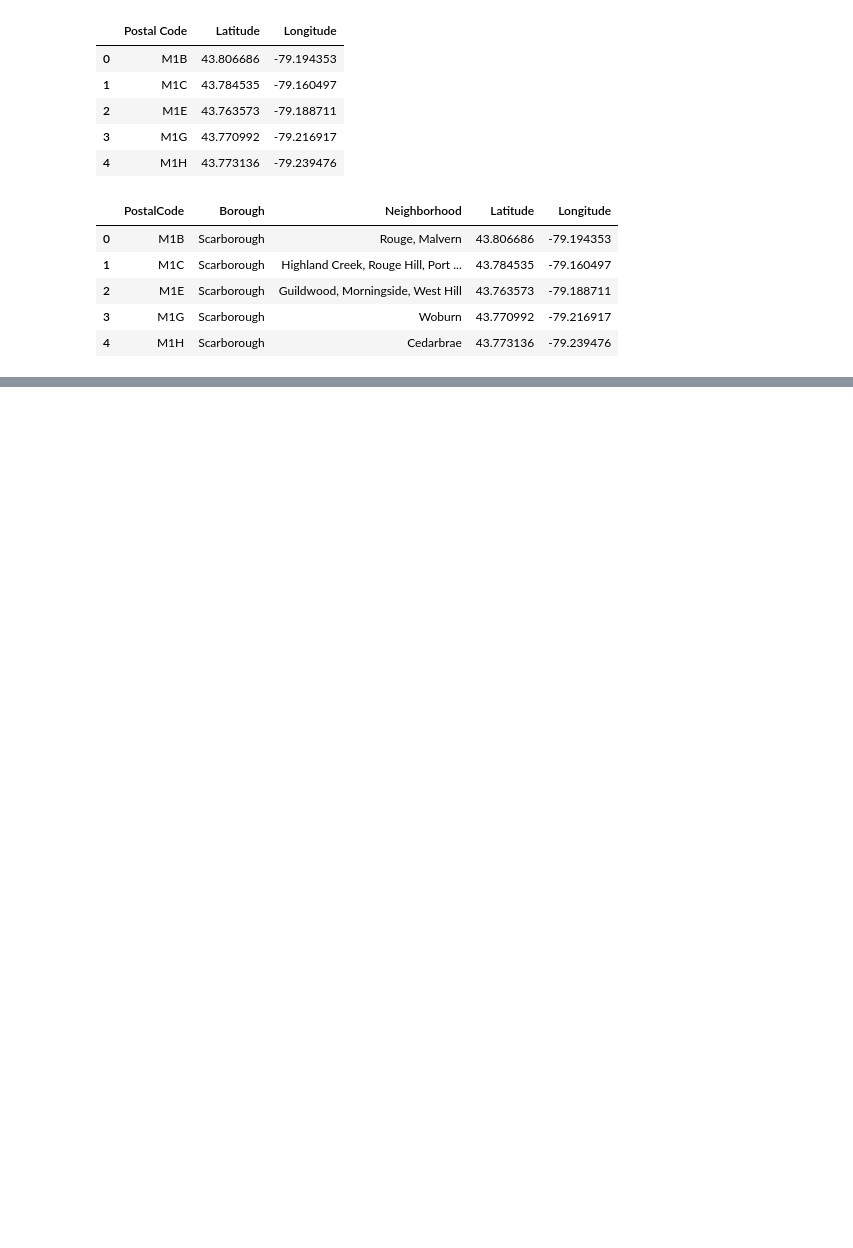
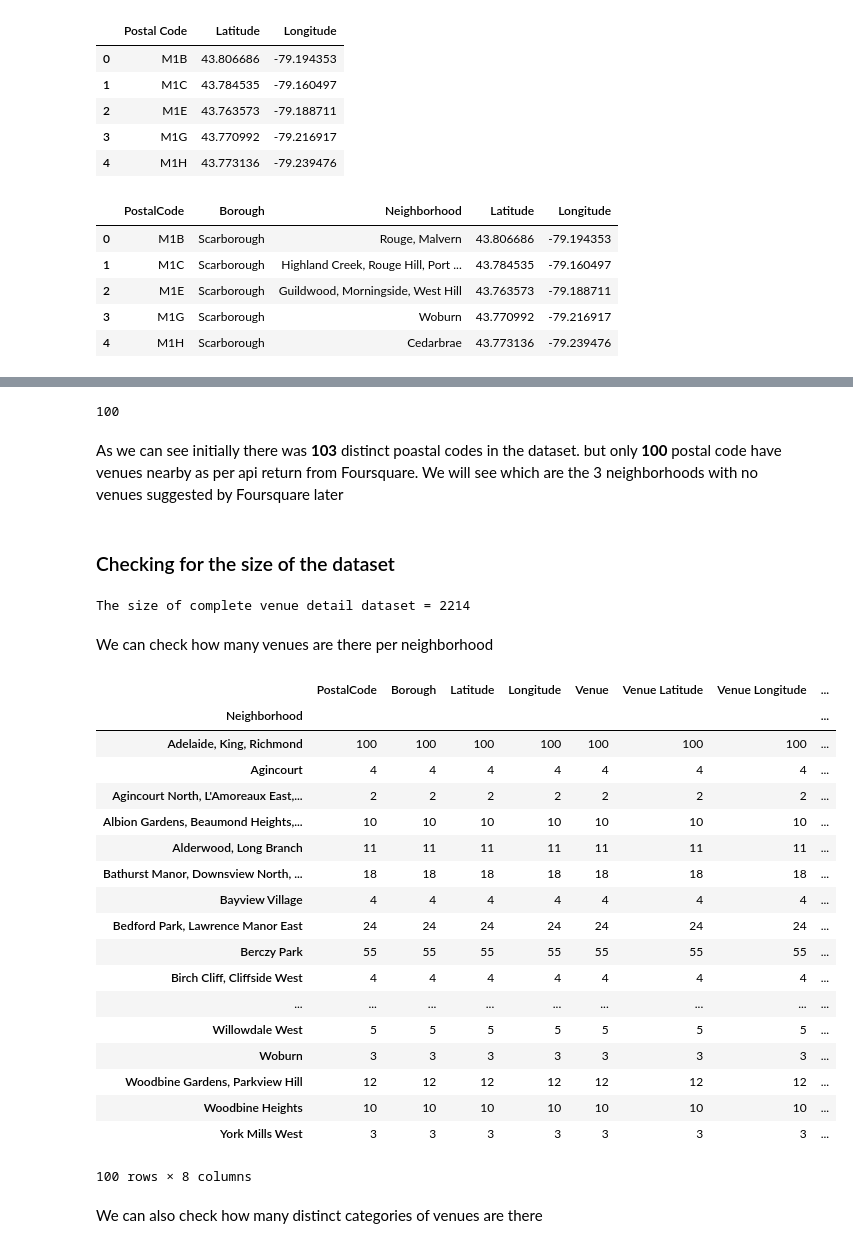
Before and after one commit to debapriyo-dasgupta/Coursera_Capstone_old, a Jupyter notebook: Battle_of_neighbourhood_capstone_project.ipynb, the cells around one changed output, grey strips where cells are left out. Saved outputs shown, nothing was run; the diff lists cells and outputs as text; code cells hidden in the pictures; blank space fills up the shorter version.

```diff
--- a/Battle_of_neighbourhood_capstone_project.ipynb
+++ b/Battle_of_neighbourhood_capstone_project.ipynb
@@ -172,0 +260,19 @@ df_postal_can.head()
+# %%
+#Creating empty map of Toronto
+map_toronto = folium.Map(location=[location.latitude,location.longitude], zoom_start=12)
+
+#Now merging data points to the map
+for lat, long, borough, neighborhood in zip(df_postal_toronto['Latitude'], df_postal_toronto['Longitude'], df_postal_toronto['Borough'], df_postal_toronto['Neighborhood']):
+    label ='{}, {}'.format(neighborhood,borough)
+    label = folium.Popup(label, parse_html=True)
+    folium.CircleMarker(
+        [lat,long],
+        radius=5,
+        popup=label,
+        color='red',
+        fill=True,
+        fill_color='#e82b09',
+        fill_opacity=0.7,
+        parse_html=False).add_to(map_toronto)
+
+map_toronto
@@ -172,0 +289,9 @@ df_postal_can.head()
+# %%
+neighborhood_latitude = df_postal_toronto.loc[0, 'Latitude'] # neighborhood latitude value
+neighborhood_longitude = df_postal_toronto.loc[0, 'Longitude'] # neighborhood longitude value
+
+neighborhood_name = df_postal_toronto.loc[0, 'Neighborhood'] # neighborhood name
+
+print('Latitude and longitude values of {} are {}, {}.'.format(neighborhood_name,
+                                                               neighborhood_latitude,
+                                                               neighborhood_longitude))
@@ -172,0 +304,8 @@ df_postal_can.head()
+# %%
+radius=500
+LIMIT=100
+url = 'https://api.foursquare.com/v2/venues/explore?client_id={}&client_secret={}&ll={},{}&v={}&radius={}&limit={}'.format(
+    CLIENT_ID, CLIENT_SECRET, neighborhood_latitude, neighborhood_longitude, VERSION, radius, LIMIT)
+
+results = requests.get(url).json()
+results
@@ -172,0 +445,3 @@ df_postal_can.head()
+# %%
+df_venue_details = getNearbyVenues(data=df_postal_can)
+df_venue_details.head()
@@ -172,0 +455,38 @@ df_postal_can.head()
+# %%
+len(df_venue_details['PostalCode'].unique())
+# %% [output]
+100
+# %% [markdown]
+As we can see initially there was __103__ distinct poastal codes in the dataset. but only __100__ postal code have venues nearby as per api return from Foursquare. We will see which are the 3 neighborhoods with no venues suggested by Foursquare later
+# %% [markdown]
+### Checking for the size of the dataset
+# %%
+print('The size of complete venue detail dataset = {}'.format(df_venue_details.shape[0]))
+# %% [output]
+The size of complete venue detail dataset = 2214
+# %% [markdown]
+We can check how many venues are there per neighborhood
+# %%
+df_venue_details.groupby('Neighborhood').count()
+# %% [output]
+|  | PostalCode | Borough | Latitude | Longitude | Venue | Venue Latitude | Venue Longitude | ... |
+| Neighborhood |  |  |  |  |  |  |  | ... |
+| Adelaide, King, Richmond | 100 | 100 | 100 | 100 | 100 | 100 | 100 | ... |
+| Agincourt | 4 | 4 | 4 | 4 | 4 | 4 | 4 | ... |
+| Agincourt North, L'Amoreaux East,... | 2 | 2 | 2 | 2 | 2 | 2 | 2 | ... |
+| Albion Gardens, Beaumond Heights,... | 10 | 10 | 10 | 10 | 10 | 10 | 10 | ... |
+| Alderwood, Long Branch | 11 | 11 | 11 | 11 | 11 | 11 | 11 | ... |
+| Bathurst Manor, Downsview North, ... | 18 | 18 | 18 | 18 | 18 | 18 | 18 | ... |
+| Bayview Village | 4 | 4 | 4 | 4 | 4 | 4 | 4 | ... |
+| Bedford Park, Lawrence Manor East | 24 | 24 | 24 | 24 | 24 | 24 | 24 | ... |
+| Berczy Park | 55 | 55 | 55 | 55 | 55 | 55 | 55 | ... |
+| Birch Cliff, Cliffside West | 4 | 4 | 4 | 4 | 4 | 4 | 4 | ... |
+| ... | ... | ... | ... | ... | ... | ... | ... | ... |
+| Willowdale West | 5 | 5 | 5 | 5 | 5 | 5 | 5 | ... |
+| Woburn | 3 | 3 | 3 | 3 | 3 | 3 | 3 | ... |
+| Woodbine Gardens, Parkview Hill | 12 | 12 | 12 | 12 | 12 | 12 | 12 | ... |
+| Woodbine Heights | 10 | 10 | 10 | 10 | 10 | 10 | 10 | ... |
+| York Mills West | 3 | 3 | 3 | 3 | 3 | 3 | 3 | ... |
+100 rows × 8 columns
+# %% [markdown]
+We can also check how many distinct categories of venues are there
```
Also changed, not shown: parts of 79 cells of this notebook.
